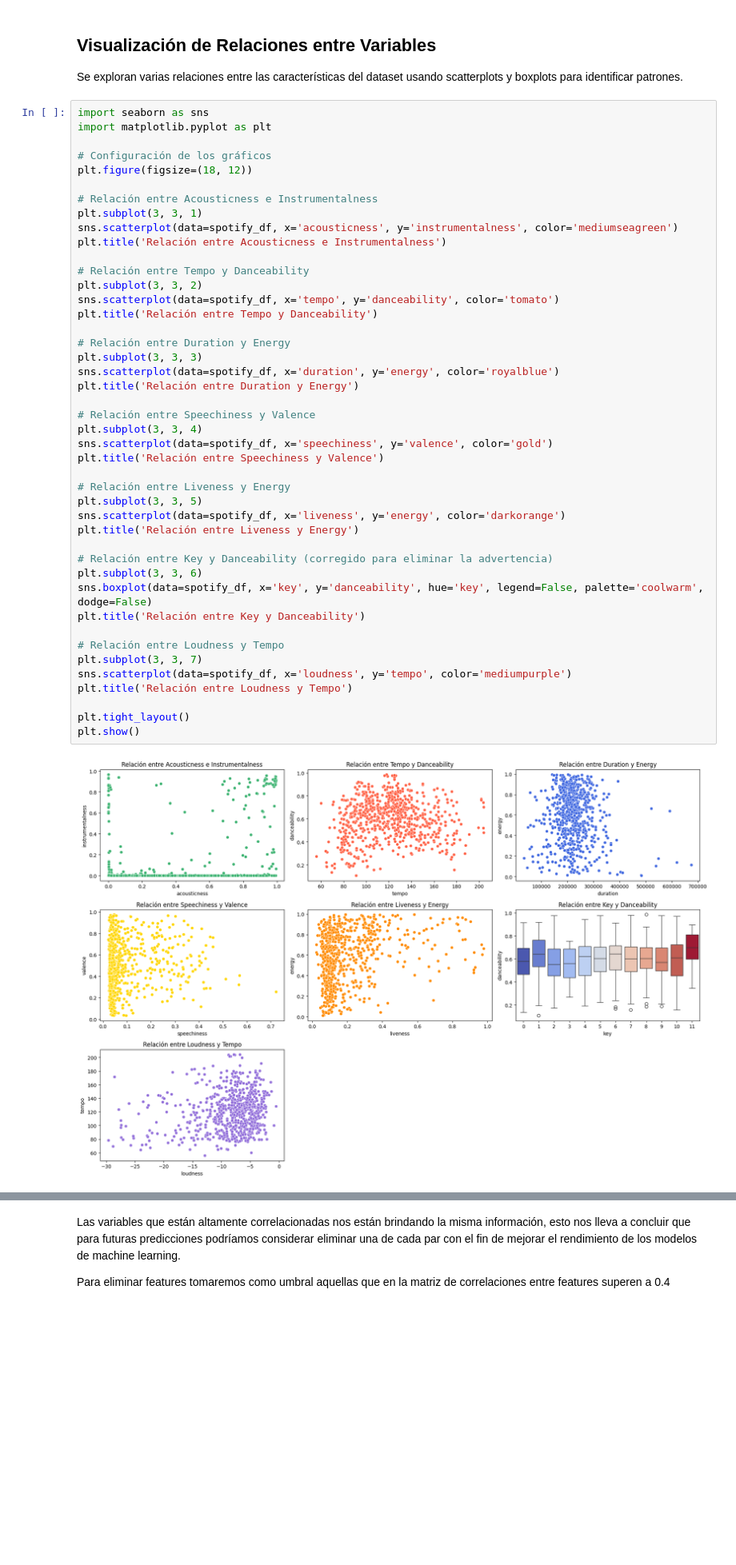
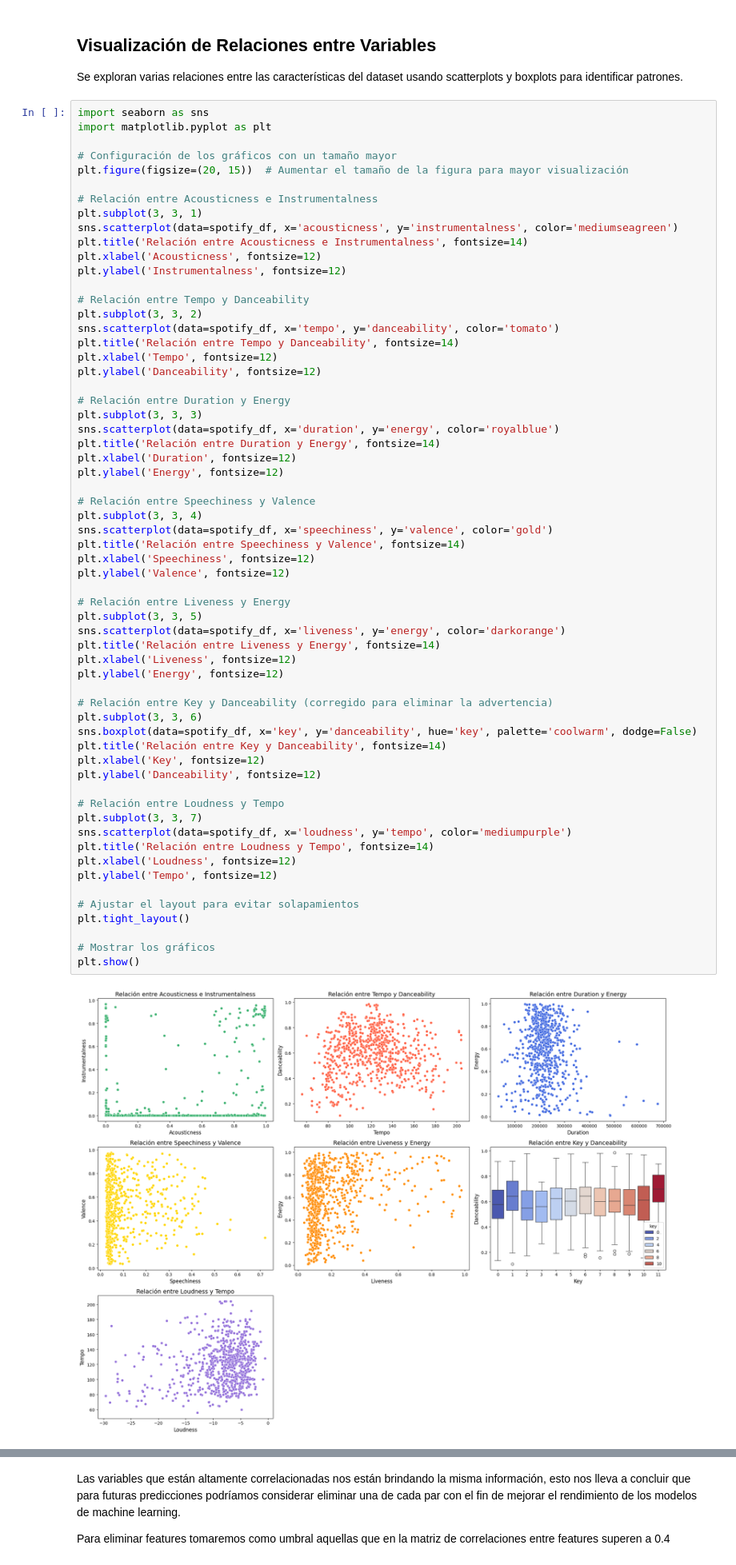
Before and after one commit to jonathancagua/CEIA-ADD, a Jupyter notebook: tp_spotify.ipynb, the cells around one changed output, grey strips where cells are left out. Shown at 80% size. Saved outputs shown, nothing was run; the diff lists cells and outputs as text; blank space fills up the shorter version.

```diff
--- a/tp_spotify.ipynb
+++ b/tp_spotify.ipynb
@@ -480,48 +490,65 @@ Se exploran varias relaciones entre las características del dataset usando scat
 import seaborn as sns
 import matplotlib.pyplot as plt
 
-# Configuración de los gráficos
-plt.figure(figsize=(18, 12))
+# Configuración de los gráficos con un tamaño mayor
+plt.figure(figsize=(20, 15))  # Aumentar el tamaño de la figura para mayor visualización
 
 # Relación entre Acousticness e Instrumentalness
 plt.subplot(3, 3, 1)
 sns.scatterplot(data=spotify_df, x='acousticness', y='instrumentalness', color='mediumseagreen')
-plt.title('Relación entre Acousticness e Instrumentalness')
+plt.title('Relación entre Acousticness e Instrumentalness', fontsize=14)
+plt.xlabel('Acousticness', fontsize=12)
+plt.ylabel('Instrumentalness', fontsize=12)
 
 # Relación entre Tempo y Danceability
 plt.subplot(3, 3, 2)
 sns.scatterplot(data=spotify_df, x='tempo', y='danceability', color='tomato')
-plt.title('Relación entre Tempo y Danceability')
+plt.title('Relación entre Tempo y Danceability', fontsize=14)
+plt.xlabel('Tempo', fontsize=12)
+plt.ylabel('Danceability', fontsize=12)
 
 # Relación entre Duration y Energy
 plt.subplot(3, 3, 3)
 sns.scatterplot(data=spotify_df, x='duration', y='energy', color='royalblue')
-plt.title('Relación entre Duration y Energy')
+plt.title('Relación entre Duration y Energy', fontsize=14)
+plt.xlabel('Duration', fontsize=12)
+plt.ylabel('Energy', fontsize=12)
 
 # Relación entre Speechiness y Valence
 plt.subplot(3, 3, 4)
 sns.scatterplot(data=spotify_df, x='speechiness', y='valence', color='gold')
-plt.title('Relación entre Speechiness y Valence')
+plt.title('Relación entre Speechiness y Valence', fontsize=14)
+plt.xlabel('Speechiness', fontsize=12)
+plt.ylabel('Valence', fontsize=12)
 
 # Relación entre Liveness y Energy
 plt.subplot(3, 3, 5)
 sns.scatterplot(data=spotify_df, x='liveness', y='energy', color='darkorange')
-plt.title('Relación entre Liveness y Energy')
+plt.title('Relación entre Liveness y Energy', fontsize=14)
+plt.xlabel('Liveness', fontsize=12)
+plt.ylabel('Energy', fontsize=12)
 
 # Relación entre Key y Danceability (corregido para eliminar la advertencia)
 plt.subplot(3, 3, 6)
-sns.boxplot(data=spotify_df, x='key', y='danceability', hue='key', legend=False, palette='coolwarm', dodge=False)
-plt.title('Relación entre Key y Danceability')
+sns.boxplot(data=spotify_df, x='key', y='danceability', hue='key', palette='coolwarm', dodge=False)
+plt.title('Relación entre Key y Danceability', fontsize=14)
+plt.xlabel('Key', fontsize=12)
+plt.ylabel('Danceability', fontsize=12)
 
 # Relación entre Loudness y Tempo
 plt.subplot(3, 3, 7)
 sns.scatterplot(data=spotify_df, x='loudness', y='tempo', color='mediumpurple')
-plt.title('Relación entre Loudness y Tempo')
+plt.title('Relación entre Loudness y Tempo', fontsize=14)
+plt.xlabel('Loudness', fontsize=12)
+plt.ylabel('Tempo', fontsize=12)
 
+# Ajustar el layout para evitar solapamientos
 plt.tight_layout()
+
+# Mostrar los gráficos
 plt.show()
 # %% [output]
-[figure, old version]
+[figure, new version]
 # %% [markdown]
 ### Descripción detallada de las relaciones y sus conclusiones
 
```
Also changed, not shown: parts of 2 cells of this notebook.
